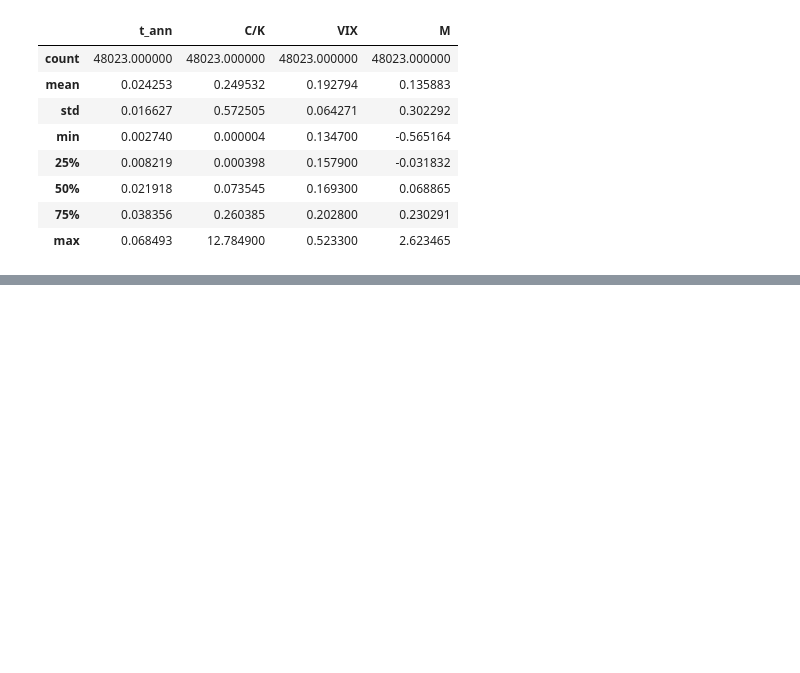
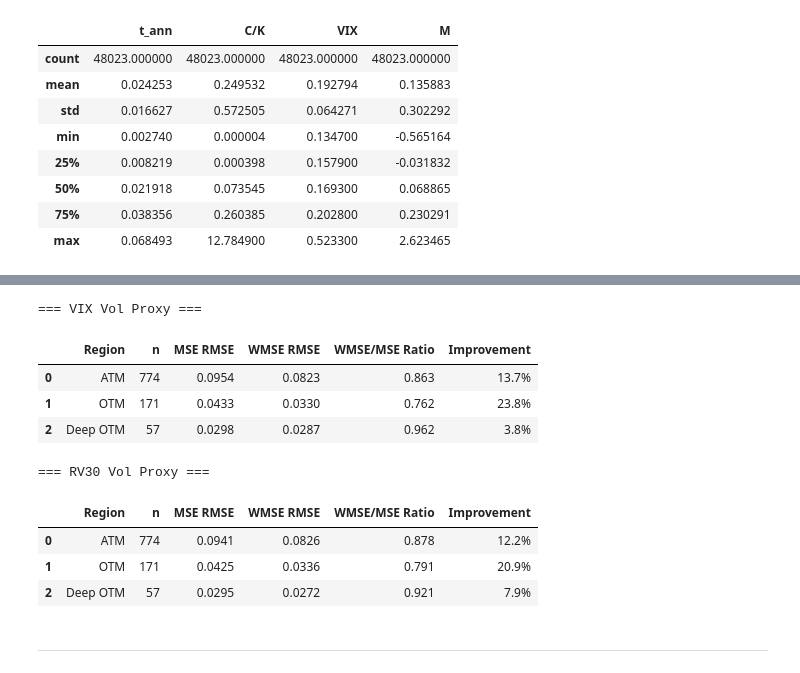
Before and after one commit to karandeeps18/Option-Pricing-using-Neural-Network, a Jupyter notebook: Notebooks/experiments.ipynb, the cells around one changed output, grey strips where cells are left out. Cells and saved outputs as stored; diff of their text form; code cells hidden in the pictures; blank space fills up the shorter version.

```diff
--- a/Notebooks/experiments.ipynb
+++ b/Notebooks/experiments.ipynb
@@ -1822,0 +1955,55 @@ merged[["t_ann", "C/K", "VIX", "M"]].describe()
+# %%
+def detailed_moneyness_analysis(df, mse_col, wmse_col, target_col="mkt_ck"):
+    """Break down by granular moneyness bins"""
+
+    # Define bins
+    bins = [
+        ("Deep ITM", lambda m: m < -0.3),
+        ("ITM", lambda m: (m >= -0.3) & (m < -0.1)),
+        ("ATM", lambda m: (m >= -0.1) & (m < 0.1)),
+        ("OTM", lambda m: (m >= 0.1) & (m < 0.3)),
+        ("Deep OTM", lambda m: m >= 0.3),
+    ]
+
+    rows = []
+    for name, condition in bins:
+        mask = condition(df["M"].values)
+        d = df.loc[mask]
+        if len(d) < 10:  # Skip sparse bins
+            continue
+
+        mse_rmse = rmse(d[mse_col], d[target_col])
+        wmse_rmse = rmse(d[wmse_col], d[target_col])
+
+        rows.append({
+            "Region": name,
+            "n": len(d),
+            "MSE RMSE": f"{mse_rmse:.4f}",
+            "WMSE RMSE": f"{wmse_rmse:.4f}",
+            "WMSE/MSE Ratio": f"{wmse_rmse/mse_rmse:.3f}",  # <1.0 means WMSE better
+            "Improvement": f"{100*(1-wmse_rmse/mse_rmse):.1f}%"
+        })
+
+    return pd.DataFrame(rows)
+
+# Run for each vol proxy
+print("\n=== VIX Vol Proxy ===")
+dfp_vix = add_proxy_predictions(df, model_mse, model_wmse, "sigma_vix")
+display(detailed_moneyness_analysis(dfp_vix, "mse_ck_sigma_vix", "wmse_ck_sigma_vix"))
+
+print("\n=== RV30 Vol Proxy ===")
+dfp_rv = add_proxy_predictions(df, model_mse, model_wmse, "sigma_rv30")
+display(detailed_moneyness_analysis(dfp_rv, "mse_ck_sigma_rv30", "wmse_ck_sigma_rv30"))
+# %% [output]
+=== VIX Vol Proxy ===
+|  | Region | n | MSE RMSE | WMSE RMSE | WMSE/MSE Ratio | Improvement |
+| 0 | ATM | 774 | 0.0954 | 0.0823 | 0.863 | 13.7% |
+| 1 | OTM | 171 | 0.0433 | 0.0330 | 0.762 | 23.8% |
+| 2 | Deep OTM | 57 | 0.0298 | 0.0287 | 0.962 | 3.8% |
+=== RV30 Vol Proxy ===
+|  | Region | n | MSE RMSE | WMSE RMSE | WMSE/MSE Ratio | Improvement |
+| 0 | ATM | 774 | 0.0941 | 0.0826 | 0.878 | 12.2% |
+| 1 | OTM | 171 | 0.0425 | 0.0336 | 0.791 | 20.9% |
+| 2 | Deep OTM | 57 | 0.0295 | 0.0272 | 0.921 | 7.9% |
+# %% [markdown]
+______________
```
Also changed, not shown: parts of 7 cells of this notebook, 1 other file.
